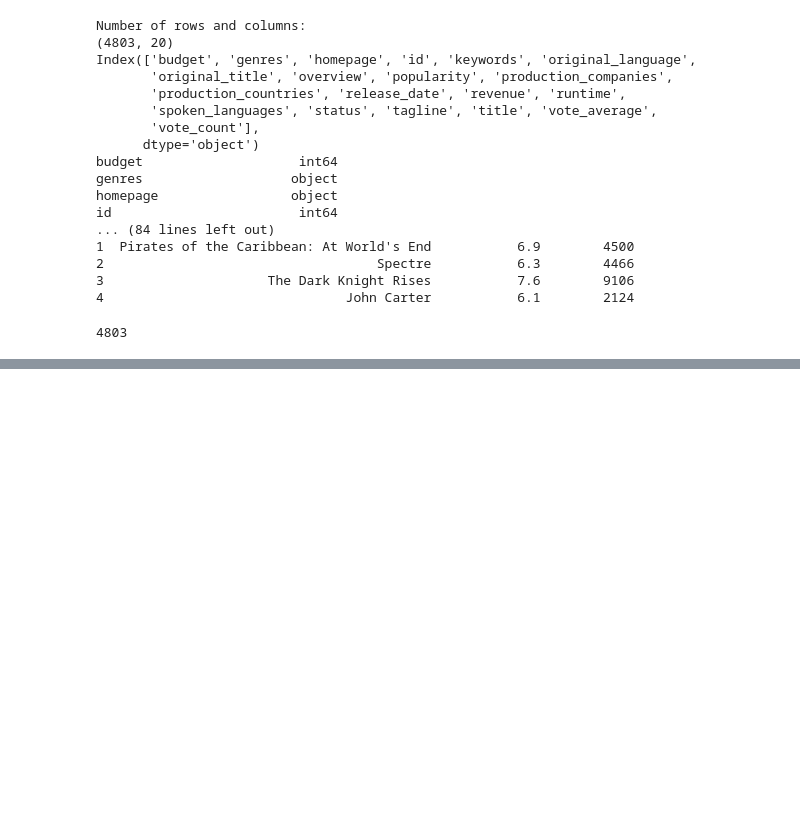
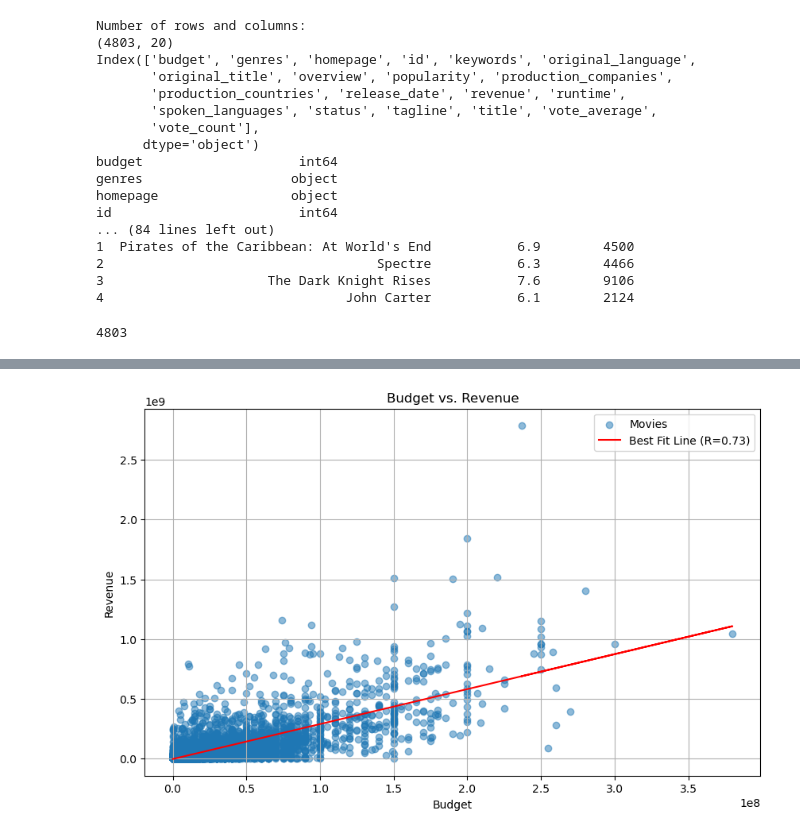
Before and after one commit to KacySamples/Project_1.0, a Jupyter notebook: Movie_Project_1_Kac.ipynb, the cells around one changed output, grey strips where cells are left out. Cells and saved outputs as stored; diff of their text form; code cells hidden in the pictures; blank space fills up the shorter version.

```diff
--- a/Movie_Project_1_Kac.ipynb
+++ b/Movie_Project_1_Kac.ipynb
@@ -50,0 +62,10 @@ print(len(df_clean))
+# %%
+# Convert 'release_date' column to datetime
+df['release_date'] = pd.to_datetime(df['release_date'], errors='coerce')
+
+# Find the earliest and latest release dates
+earliest_date = df['release_date'].min()
+latest_date = df['release_date'].max()
+
+print("Earliest Release Date:", earliest_date)
+print("Latest Release Date:", latest_date)
@@ -105,0 +127,25 @@ asdfasdf
+# %%
+# Filter out rows with missing values in 'budget' or 'revenue' columns
+df_clean = df.dropna(subset=['budget', 'revenue'])
+
+# Create a scatter plot
+plt.figure(figsize=(10, 6))
+plt.scatter(df_clean['budget'], df_clean['revenue'], alpha=0.5, label='Movies')
+
+# Perform linear regression
+slope, intercept, r_value, p_value, std_err = linregress(df_clean['budget'], df_clean['revenue'])
+
+# Create a best-fit line
+plt.plot(df_clean['budget'], intercept + slope * df_clean['budget'], color='red', label=f'Best Fit Line (R={r_value:.2f})')
+
+# Add labels and a legend
+plt.xlabel('Budget')
+plt.ylabel('Revenue')
+plt.title('Budget vs. Revenue')
+plt.legend()
+
+# Show the plot
+plt.grid(True)
+plt.show()
+# %% [output]
+[figure, added]
```
Also changed, not shown: parts of 5 cells of this notebook.
